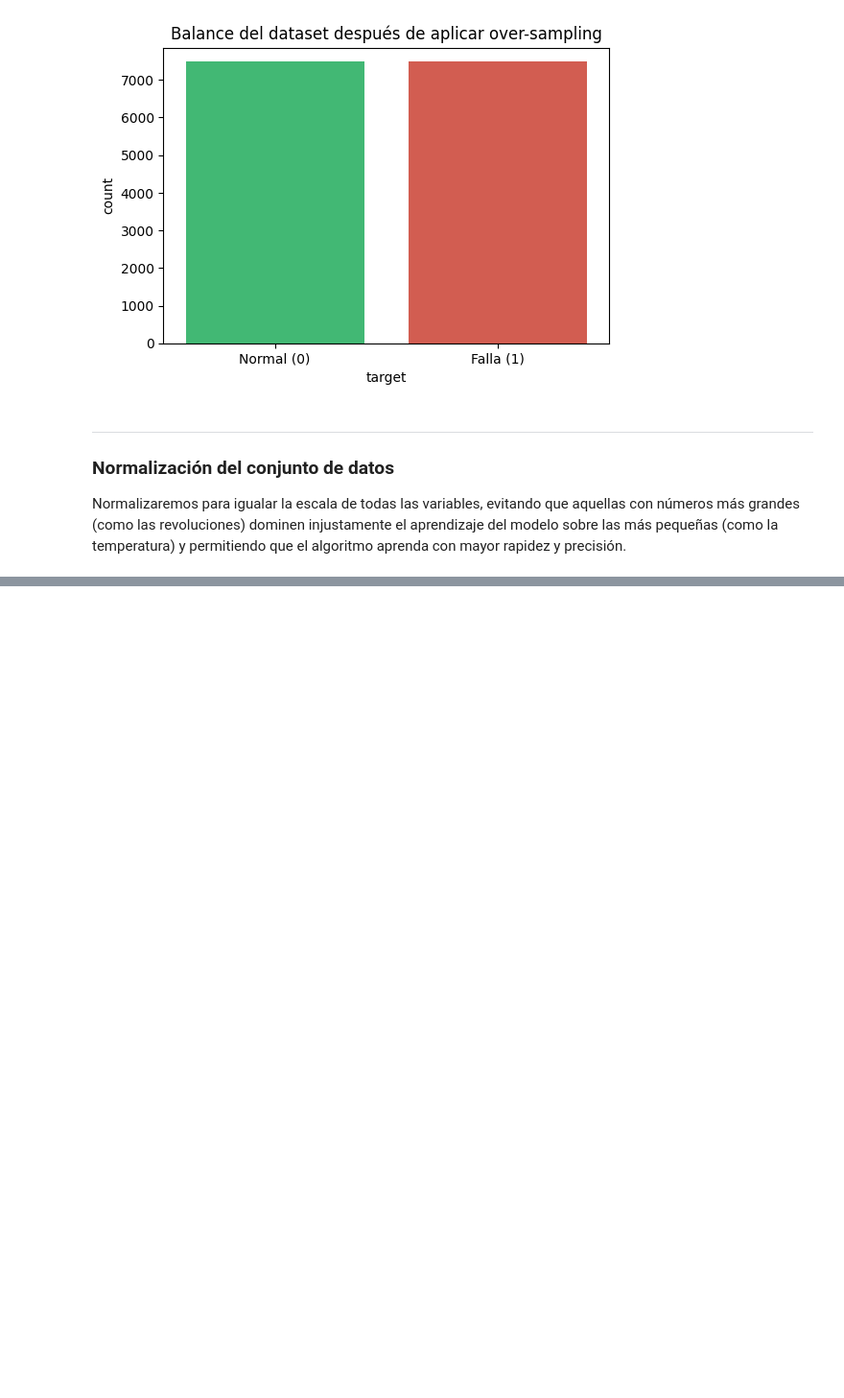
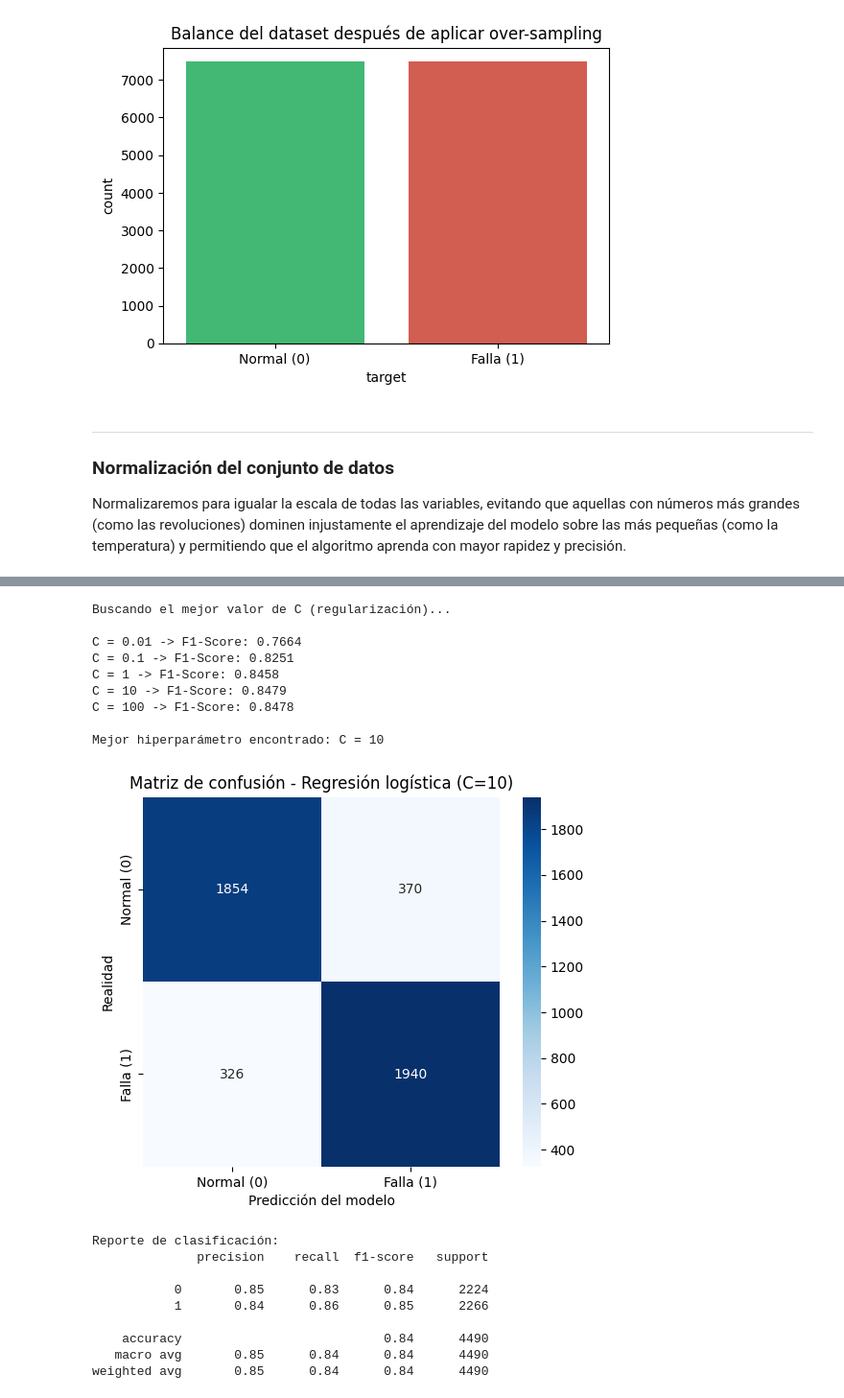
Before and after one commit to Lautsol/Tp-Ciencia-de-datos, a Jupyter notebook: Archivos/TP_Parte2.ipynb, the cells around one changed output, grey strips where cells are left out. Shown at 96% size. Drawn from its saved outputs; the diff is of its cells as text; code cells hidden in the pictures; blank space fills up the shorter version.

```diff
--- a/Archivos/TP_Parte2.ipynb
+++ b/Archivos/TP_Parte2.ipynb
@@ -279,0 +303,70 @@ plt.show()
+# %%
+# 1. Partición del conjunto de datos
+# Separar el conjunto balanceado y normalizado en 70% entrenamiento y 30% test
+X_train, X_test, y_train, y_test = train_test_split(X_normal, y_over, test_size=0.3, random_state=42)
+
+# 2. Ajuste de hiperparámetros (parámetro C)
+print("Buscando el mejor valor de C (regularización)...\n")
+
+valores_C = [0.01, 0.1, 1, 10, 100]
+mejor_f1 = 0
+mejor_C = 0
+
+for c in valores_C:
+    # Instanciar y entrenar el modelo con el C actual
+    modelo_tmp = LogisticRegression(C=c, max_iter=2000)
+    modelo_tmp.fit(X_train, y_train)
+
+    # Evaluar la precisión con F1-Score sobre el conjunto de test
+    y_pred_tmp = modelo_tmp.predict(X_test)
+    f1 = f1_score(y_test, y_pred_tmp)
+
+    print(f"C = {c} -> F1-Score: {f1:.4f}")
+
+    if f1 > mejor_f1:
+        mejor_f1 = f1
+        mejor_C = c
+
+print(f"\nMejor hiperparámetro encontrado: C = {mejor_C}")
+
+# 3. Entrenamiento definitivo
+model_LR = LogisticRegression(C=mejor_C, max_iter=2000)
+model_LR.fit(X_train, y_train)
+
+# 4. Evaluación del modelo final
+y_pred = model_LR.predict(X_test)
+
+# Matriz de confusión
+cm = confusion_matrix(y_test, y_pred)
+plt.figure(figsize=(6, 5))
+sns.heatmap(cm, annot=True, fmt='d', cmap='Blues',
+            xticklabels=['Normal (0)', 'Falla (1)'],
+            yticklabels=['Normal (0)', 'Falla (1)'])
+plt.title(f'Matriz de confusión - Regresión logística (C={mejor_C})')
+plt.xlabel('Predicción del modelo')
+plt.ylabel('Realidad')
+plt.show()
+
+# Reporte de clasificación
+print("\nReporte de clasificación:")
+print(classification_report(y_test, y_pred))
+# %% [output]
+Buscando el mejor valor de C (regularización)...
+
+C = 0.01 -> F1-Score: 0.7664
+C = 0.1 -> F1-Score: 0.8251
+C = 1 -> F1-Score: 0.8458
+C = 10 -> F1-Score: 0.8479
+C = 100 -> F1-Score: 0.8478
+
+Mejor hiperparámetro encontrado: C = 10
+[figure, added]
+Reporte de clasificación:
+              precision    recall  f1-score   support
+
+           0       0.85      0.83      0.84      2224
+           1       0.84      0.86      0.85      2266
+
+    accuracy                           0.84      4490
+   macro avg       0.85      0.84      0.84      4490
+weighted avg       0.85      0.84      0.84      4490
```
Also changed, not shown: parts of 16 cells of this notebook.
